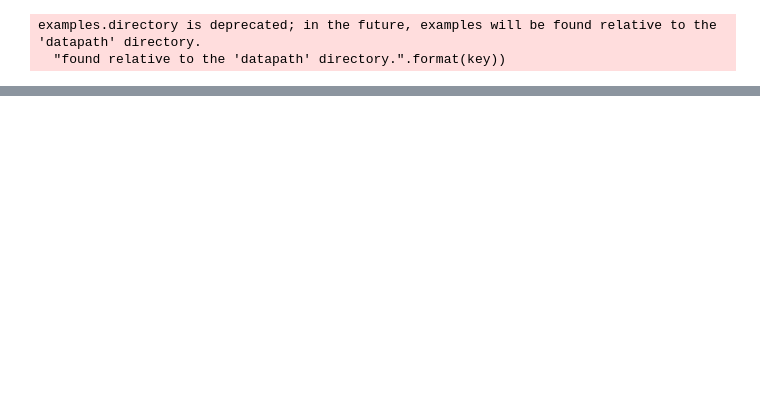
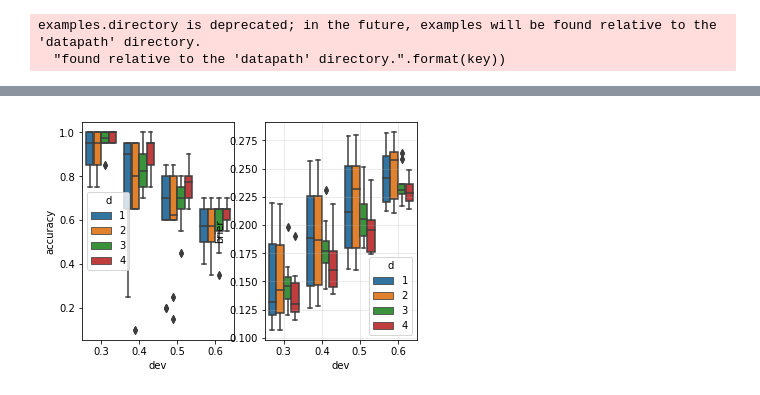
Before and after one commit to amacaluso/Quantum-Ensemble-for-Classification, a Jupyter notebook: notebooks/viz_results.ipynb, the cells around one changed output, grey strips where cells are left out. Cells and saved outputs as stored; diff of their text form; code cells hidden in the pictures; blank space fills up the shorter version.

```diff
--- a/notebooks/viz_results.ipynb
+++ b/notebooks/viz_results.ipynb
@@ -143,3 +142,71 @@ plt.savefig('output/brier_score.png', dpi=300)
+# %%
+f, axes = plt.subplots(1, 2)
+sns.boxplot(x="dev", y="accuracy", hue="d", data=data , ax=axes[0])
+plt.grid(alpha=.3)
+plt.xlabel('Standard deviation')
+plt.ylabel('Brier Score')
+# plt.savefig('output/results_brier.png')
+# plt.show()
+sns.boxplot(x="dev", y="brier", hue="d", data=data, ax=axes[1])
+
+# ax1 = sns.boxplot(x="dev", y="accuracy", hue="d", data=data)
+# plt.xlabel('Standard deviation')
+# plt.ylabel('Accuracy')
+plt.grid(alpha=.3)
+# plt.savefig('output/results_accuracy.png')
+# plt.show()
+
+# ax.plot(x, p0_ens, color='orange', label='qEnsemble', zorder=1, linewidth=5)
+# ax.plot(x, p0_avg, color='steelblue', label='qAVG')
+# ax.scatter(x, p0_clas, label='cEnsemble', color='sienna', zorder=2, linewidth=.5)
+
+# #ax.set_xlim(-1.1, 1.1)
+# # ax.set_ylim(-.2, 1.05)
+# ax.grid(alpha=0.3)
+# ax.set_xticks(np.round(np.arange(0, 21, 5), 1).tolist())
+# ax.set_xlabel('runs')
+# ax.set_ylabel(r'Prob. of state $0$ ($target$ qubit)')
+
+
+# ax.set_title('Quantum Simulator', size=12)
+# ax.tick_params(labelsize=10)
+
+
+# avg = data_out.qAVG_real
+# ens = data_out.qEns_real
+# clas = data_out.cAVG
+
+# #ax1 = plt.subplot(222)
+
+# ax1.plot(x, ens, color='orange', label='qEnsemble', zorder=1, linewidth=5)
+# ax1.plot(x, avg, color='steelblue', label='qAVG')
+# ax1.scatter(x, clas, label='cEnsemble', color='sienna', zorder=2, linewidth=.5)
+
+# #ax.set_xlim(-1.1, 1.1)
+# # ax.set_ylim(-.2, 1.05)
+# ax1.grid(alpha=0.3)
+# ax1.set_xticks(np.round(np.arange(0, 21, 5), 1).tolist())
+# ax1.set_title('Real Device', size=12)
+# ax1.tick_params(labelsize=10)
+# ax1.set_xlabel('runs')
+
+# # plt.legend(loc='lower center',# bbox_to_anchor=(0.5, -.15),
+# #           ncol=3, fancybox=True, shadow=True, fontsize = 12)
+# # handles, labels = ax.get_legend_handles_labels()
+# # lgd=fig.legend(handles, labels, loc='lower center', ncol=3, bbox_to_anchor=(0.4, -.025))
+
+#plt.savefig('output/acc+brier.png', dpi = 300, bbox_inches='tight')
+plt.show()
+# plt.close()
+
+
+# fig = plt.figure(figsize=(6, 1))
+# handles, labels = ax.get_legend_handles_labels()
+# fig.legend(handles, labels, loc='center', ncol=3)
+# plt.savefig('output/legend.png', dpi=300, bbox_inches='tight')
+# plt.show()
+# %% [output]
+[figure, added]
 # %%
 import seaborn as sns
 
```
Also changed, not shown: parts of 16 cells of this notebook, 8 other files.
